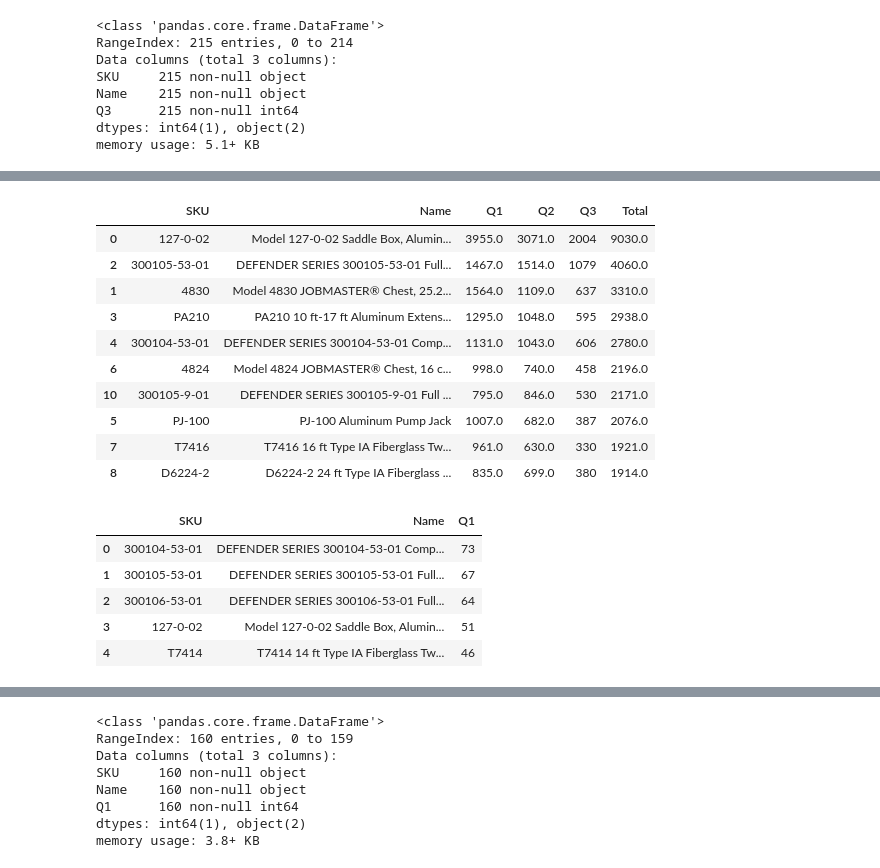
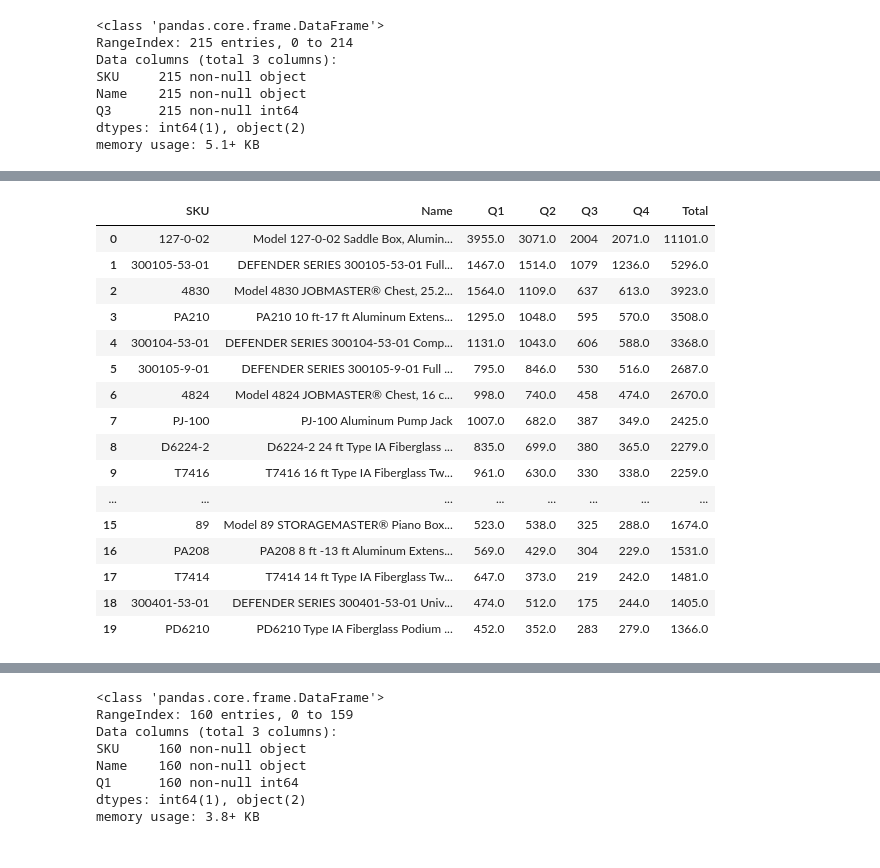
Before and after one commit to moscowjh/CLC, a Jupyter notebook: CityLadder Online Sales - Exploratory Notebooks.ipynb, the cells around one changed output, grey strips where cells are left out. Drawn from its saved outputs; the diff is of its cells as text; code cells hidden in the pictures.

```diff
--- a/CityLadder Online Sales - Exploratory Notebooks.ipynb
+++ b/CityLadder Online Sales - Exploratory Notebooks.ipynb
@@ -110,0 +200,5 @@ impressions_merged.head()
+# %%
+# Trim the dataframe down to the necessary columns
+impressions_2017 = df[['SKU','Name_q3', 'Q1', 'Q2', 'Q3','Q4']]
+impressions_2017.rename(columns={'Name_q3':'Name'}, inplace=True)
+impressions_2017.info()
@@ -111,7 +230,8 @@ impressions_merged.head()
 # %%
 # impressions_merged['Total']= impressions_merged['Q1']+ impressions_merged['Q2']+ impressions_merged['Q3']
-impressions_merged['Total']= impressions_merged.apply(lambda row: row['Q1'] + row['Q2'] + row ['Q3'], axis=1)
-impressions_merged
+impressions_2017['Total']= impressions_2017.apply(lambda row: row['Q1'] + row['Q2'] + row ['Q3'] + row['Q4'],axis=1)
+impressions_2017 = impressions_2017.sort_values('Total', ascending=False)
+impressions_2017 = impressions_2017.reset_index(drop=True)
 # %% [output]
 A value is trying to be set on a copy of a slice from a DataFrame.
 Try using .loc[row_indexer,col_indexer] = value instead
@@ -152,25 +240,21 @@ memory usage: 11.8+ KB
-# %%
-impressions_merged = impressions_merged.sort_values(by =['Total'], ascending=[0])
-impressions_merged.head(10)
-# %% [output]
-|  | SKU | Name | Q1 | Q2 | Q3 | Total |
-| 0 | 127-0-02 | Model 127-0-02 Saddle Box, Alumin... | 3955.0 | 3071.0 | 2004 | 9030.0 |
-| 2 | 300105-53-01 | DEFENDER SERIES 300105-53-01 Full... | 1467.0 | 1514.0 | 1079 | 4060.0 |
-| 1 | 4830 | Model 4830 JOBMASTER® Chest, 25.2... | 1564.0 | 1109.0 | 637 | 3310.0 |
-| 3 | PA210 | PA210 10 ft-17 ft Aluminum Extens... | 1295.0 | 1048.0 | 595 | 2938.0 |
-| 4 | 300104-53-01 | DEFENDER SERIES 300104-53-01 Comp... | 1131.0 | 1043.0 | 606 | 2780.0 |
-| 6 | 4824 | Model 4824 JOBMASTER® Chest, 16 c... | 998.0 | 740.0 | 458 | 2196.0 |
-| 10 | 300105-9-01 | DEFENDER SERIES 300105-9-01 Full ... | 795.0 | 846.0 | 530 | 2171.0 |
-| 5 | PJ-100 | PJ-100 Aluminum Pump Jack | 1007.0 | 682.0 | 387 | 2076.0 |
-| 7 | T7416 | T7416 16 ft Type IA Fiberglass Tw... | 961.0 | 630.0 | 330 | 1921.0 |
-| 8 | D6224-2 | D6224-2 24 ft Type IA Fiberglass ... | 835.0 | 699.0 | 380 | 1914.0 |
-# %%
-q1_clicks = pd.read_csv('Q1_clicks.csv')
-q1_clicks.head()
-# %% [output]
-|  | SKU | Name | Q1 |
-| 0 | 300104-53-01 | DEFENDER SERIES 300104-53-01 Comp... | 73 |
-| 1 | 300105-53-01 | DEFENDER SERIES 300105-53-01 Full... | 67 |
-| 2 | 300106-53-01 | DEFENDER SERIES 300106-53-01 Full... | 64 |
-| 3 | 127-0-02 | Model 127-0-02 Saddle Box, Alumin... | 51 |
-| 4 | T7414 | T7414 14 ft Type IA Fiberglass Tw... | 46 |
+# %%
+# Top 20 products by total impressions on Werner Site
+impressions_2017.head(20)
+# %% [output]
+|  | SKU | Name | Q1 | Q2 | Q3 | Q4 | Total |
+| 0 | 127-0-02 | Model 127-0-02 Saddle Box, Alumin... | 3955.0 | 3071.0 | 2004 | 2071.0 | 11101.0 |
+| 1 | 300105-53-01 | DEFENDER SERIES 300105-53-01 Full... | 1467.0 | 1514.0 | 1079 | 1236.0 | 5296.0 |
+| 2 | 4830 | Model 4830 JOBMASTER® Chest, 25.2... | 1564.0 | 1109.0 | 637 | 613.0 | 3923.0 |
+| 3 | PA210 | PA210 10 ft-17 ft Aluminum Extens... | 1295.0 | 1048.0 | 595 | 570.0 | 3508.0 |
+| 4 | 300104-53-01 | DEFENDER SERIES 300104-53-01 Comp... | 1131.0 | 1043.0 | 606 | 588.0 | 3368.0 |
+| 5 | 300105-9-01 | DEFENDER SERIES 300105-9-01 Full ... | 795.0 | 846.0 | 530 | 516.0 | 2687.0 |
+| 6 | 4824 | Model 4824 JOBMASTER® Chest, 16 c... | 998.0 | 740.0 | 458 | 474.0 | 2670.0 |
+| 7 | PJ-100 | PJ-100 Aluminum Pump Jack | 1007.0 | 682.0 | 387 | 349.0 | 2425.0 |
+| 8 | D6224-2 | D6224-2 24 ft Type IA Fiberglass ... | 835.0 | 699.0 | 380 | 365.0 | 2279.0 |
+| 9 | T7416 | T7416 16 ft Type IA Fiberglass Tw... | 961.0 | 630.0 | 330 | 338.0 | 2259.0 |
+| ... | ... | ... | ... | ... | ... | ... | ... |
+| 15 | 89 | Model 89 STORAGEMASTER® Piano Box... | 523.0 | 538.0 | 325 | 288.0 | 1674.0 |
+| 16 | PA208 | PA208 8 ft -13 ft Aluminum Extens... | 569.0 | 429.0 | 304 | 229.0 | 1531.0 |
+| 17 | T7414 | T7414 14 ft Type IA Fiberglass Tw... | 647.0 | 373.0 | 219 | 242.0 | 1481.0 |
+| 18 | 300401-53-01 | DEFENDER SERIES 300401-53-01 Univ... | 474.0 | 512.0 | 175 | 244.0 | 1405.0 |
+| 19 | PD6210 | PD6210 Type IA Fiberglass Podium ... | 452.0 | 352.0 | 283 | 279.0 | 1366.0 |
```
Also changed, not shown: parts of 27 cells of this notebook, 3 other files.
